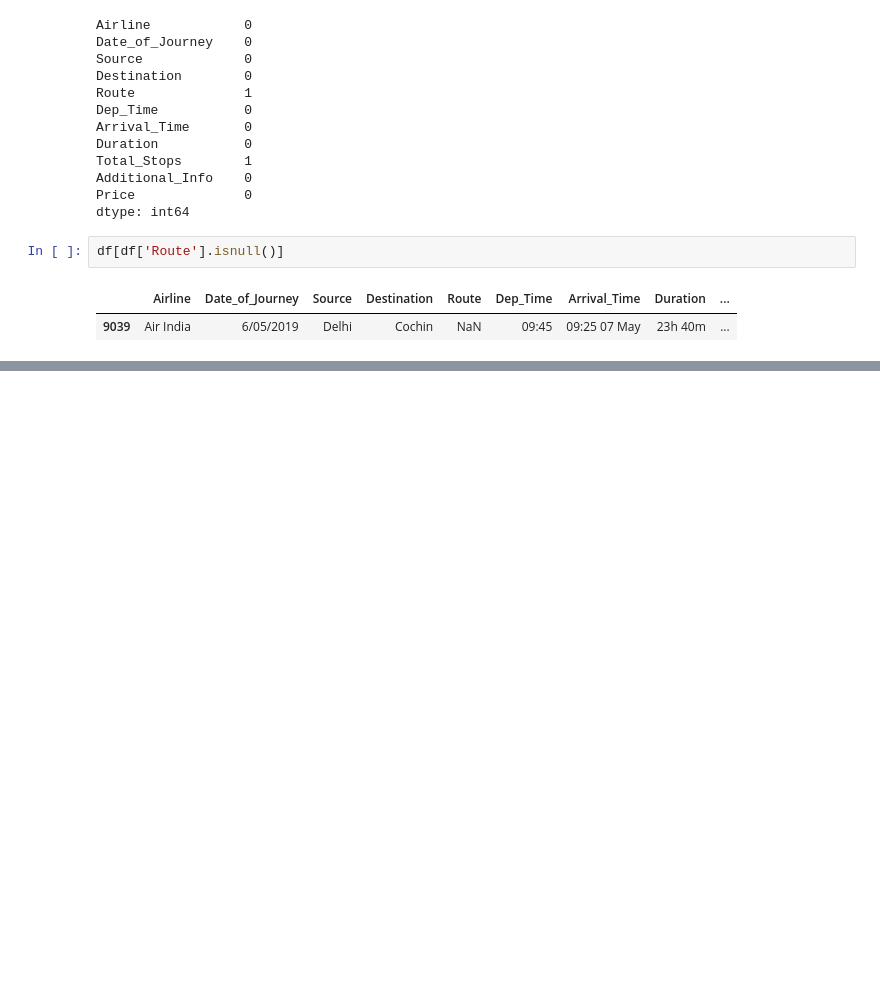
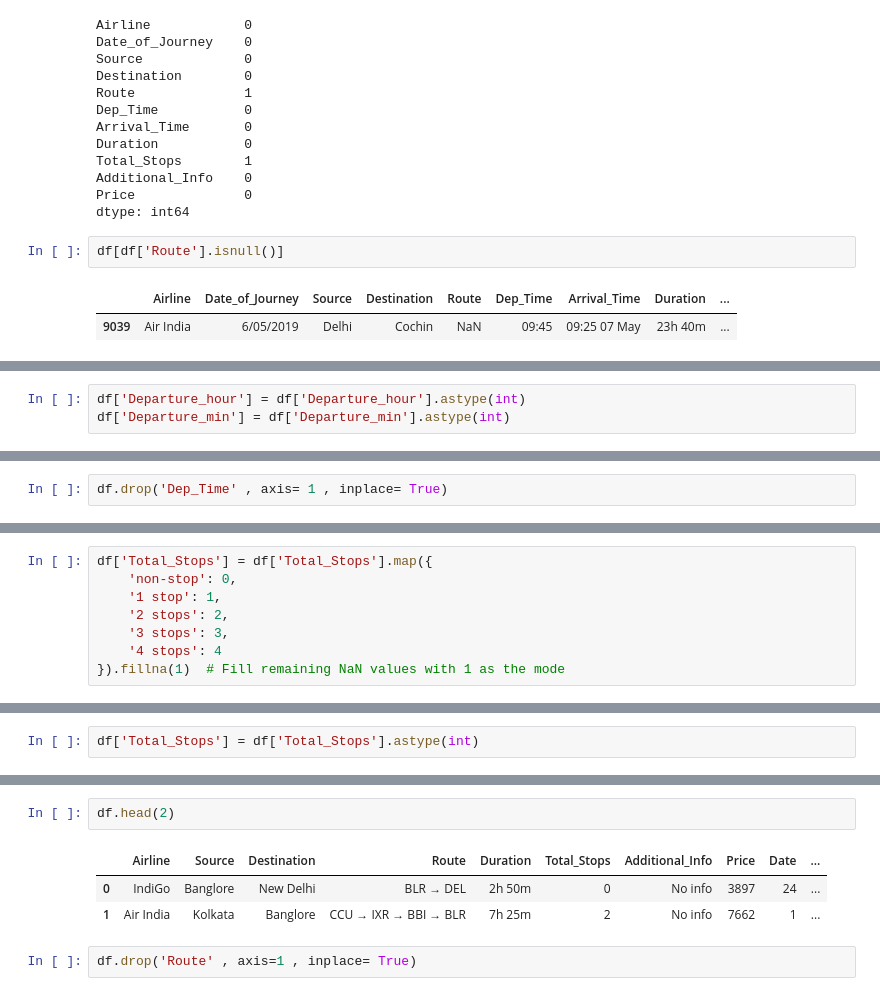
Before and after one commit to Kiritiaajd/MACHINE_LEARNING, a Jupyter notebook: ExploratoryDataAnalysis.ipynb/FlightPricePrediction.ipynb, the cells around one changed output, grey strips where cells are left out. Cells and saved outputs as stored; diff of their text form; blank space fills up the shorter version.

```diff
--- a/ExploratoryDataAnalysis.ipynb/FlightPricePrediction.ipynb
+++ b/ExploratoryDataAnalysis.ipynb/FlightPricePrediction.ipynb
@@ -58,0 +212,3 @@ df[df['Price'] > 50000]
+# %%
+df['Departure_hour'] = df['Departure_hour'].astype(int)
+df['Departure_min'] = df['Departure_min'].astype(int)
@@ -58,0 +235,2 @@ df[df['Price'] > 50000]
+# %%
+df.drop('Dep_Time' , axis= 1 , inplace= True)
@@ -58,0 +271,8 @@ df[df['Price'] > 50000]
+# %%
+df['Total_Stops'] = df['Total_Stops'].map({
+    'non-stop': 0,
+    '1 stop': 1,
+    '2 stops': 2,
+    '3 stops': 3,
+    '4 stops': 4
+}).fillna(1)  # Fill remaining NaN values with 1 as the mode
@@ -58,0 +298,2 @@ df[df['Price'] > 50000]
+# %%
+df['Total_Stops'] = df['Total_Stops'].astype(int)
@@ -58,0 +320,8 @@ df[df['Price'] > 50000]
+# %%
+df.head(2)
+# %% [output]
+|  | Airline | Source | Destination | Route | Duration | Total_Stops | Additional_Info | Price | Date | ... |
+| 0 | IndiGo | Banglore | New Delhi | BLR → DEL | 2h 50m | 0 | No info | 3897 | 24 | ... |
+| 1 | Air India | Kolkata | Banglore | CCU → IXR → BBI → BLR | 7h 25m | 2 | No info | 7662 | 1 | ... |
+# %%
+df.drop('Route' , axis=1 , inplace= True)
```
Also changed, not shown: parts of 41 cells of this notebook, 1 other file.
